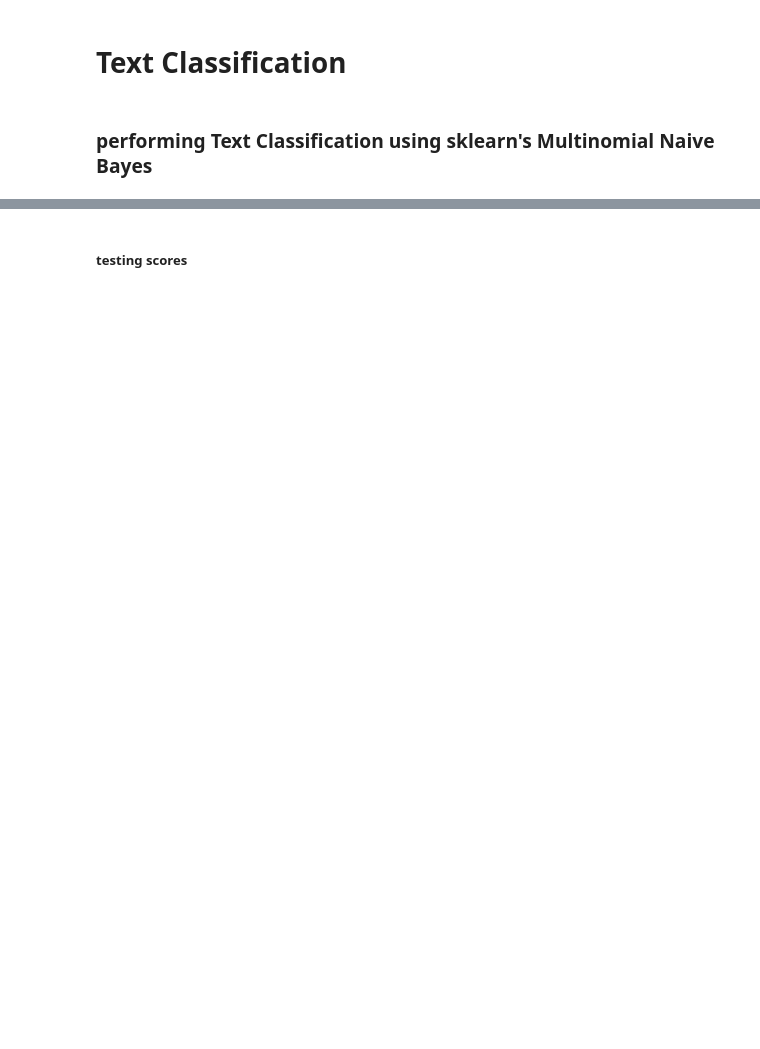
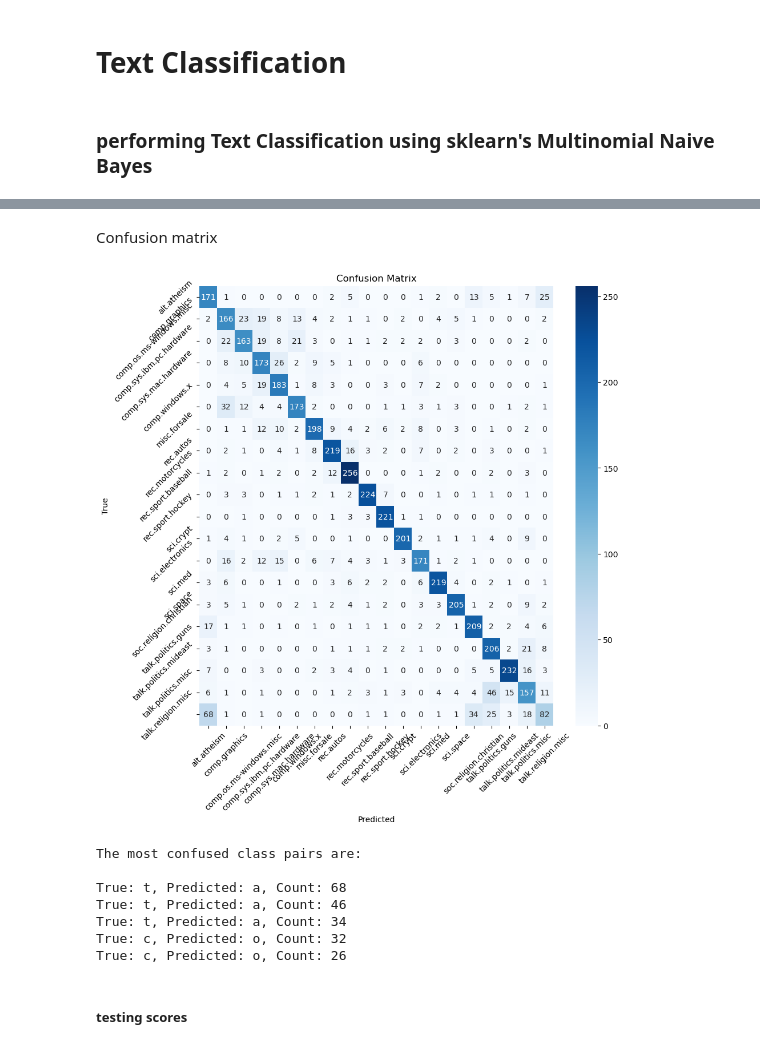
Before and after one commit to yino-Wang/Text-Classification-Na-ve-Bayes-Classifiers-, a Jupyter notebook: lab-assessment-task1.ipynb, the cells around one changed output, grey strips where cells are left out. Saved outputs shown, nothing was run; the diff lists cells and outputs as text; code cells hidden in the pictures; blank space fills up the shorter version.

Commit message:
add condusion matrix and add CNB to compare

```diff
--- a/lab-assessment-task1.ipynb
+++ b/lab-assessment-task1.ipynb
@@ -358,5 +382,47 @@ clf.fit(X_train, Y_train) #training the classifier with training data
 # %%
 Y_predict = clf.predict(X_test) #predicting the classes of test data
+# %% [markdown]
+Confusion matrix
+# %%
+import seaborn as sns
+import matplotlib.pyplot as plt
+from sklearn.metrics import confusion_matrix, accuracy_score
+
+cm = confusion_matrix(Y_test, Y_predict)
+
+plt.figure(figsize=(10,10))
+sns.heatmap(cm, annot=True, fmt='d', cmap='Blues',
+            xticklabels=np.unique(Y_train),
+            yticklabels=np.unique(Y_train))
+plt.xlabel('Predicted')
+plt.ylabel('True')
+plt.title('Confusion Matrix')
+plt.xticks(rotation=45) #xtick labels rotation
+plt.yticks(rotation=45)
+plt.show()
+
+#find the most confused classes
+confusion_pairs = []
+for i in range(len(cm)):
+    for j in range(len(cm)):
+        if(i != j):
+            confusion_pairs.append(((np.unique(Y_train)[i], np.unique(Y_train)[j]), cm[i][j]))
+
+#showing the top 5 most confused class pairs
+confusion_pairs = sorted(confusion_pairs, key=lambda x: x[1], reverse=True)
+confusion_pairs[0:5]
+print("\nThe most confused class pairs are:\n")
+for pair, count in confusion_pairs[0:5]:
+    print(f"True: {pair[0]}, Predicted: {pair[1]}, Count: {count}")
+# %% [output]
+[figure, added]
+The most confused class pairs are:
+
+True: t, Predicted: a, Count: 68
+True: t, Predicted: a, Count: 46
+True: t, Predicted: a, Count: 34
+True: c, Predicted: o, Count: 32
+True: c, Predicted: o, Count: 26
 # %% [markdown]
 ##### testing scores
 # %%
```
Also changed, not shown: parts of 27 cells of this notebook.
